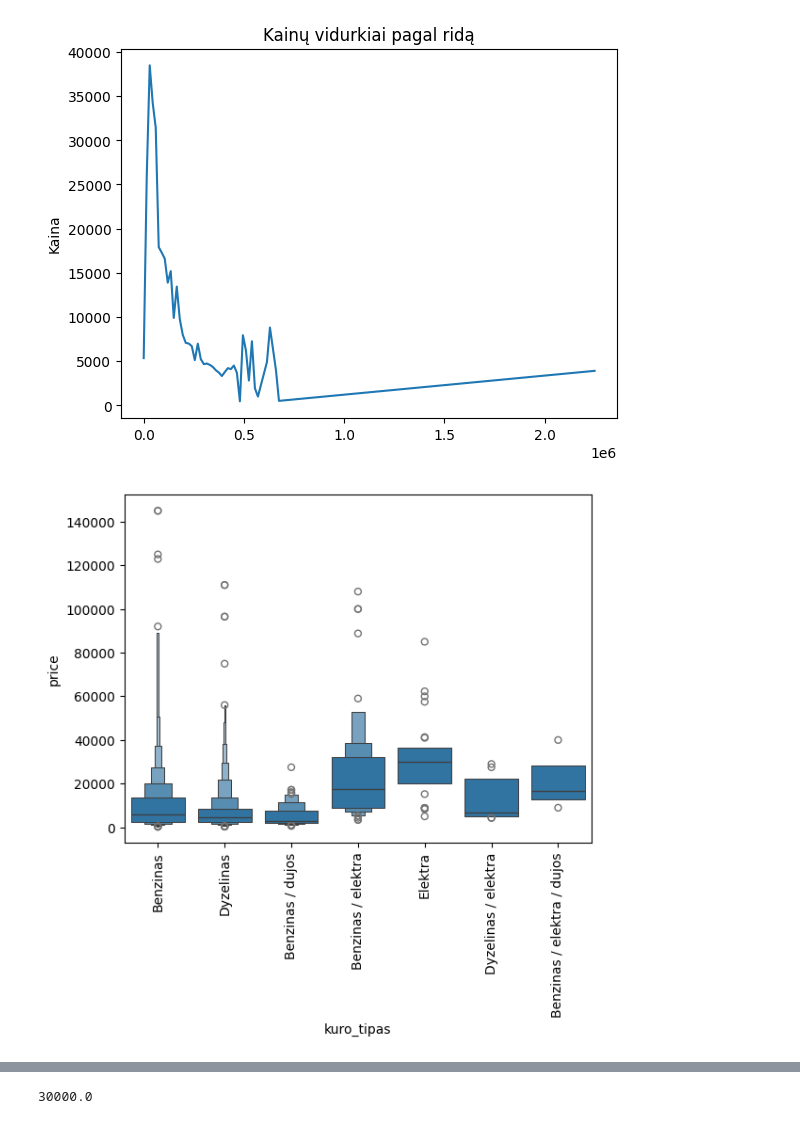
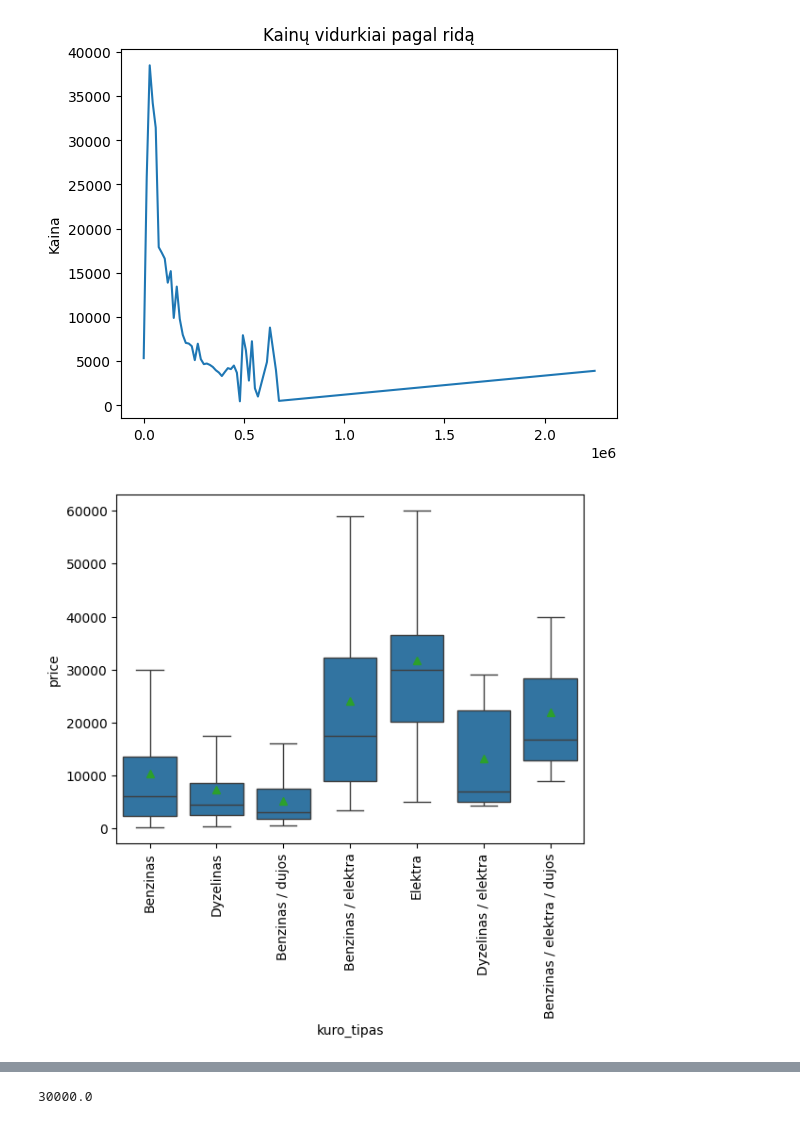
Before and after one commit to FallowMe/JupyterNoteboooks, a Jupyter notebook: 22_paskaita 2024_04_18.ipynb, the cells around one changed output, grey strips where cells are left out. Saved outputs shown, nothing was run; the diff lists cells and outputs as text; code cells hidden in the pictures.

```diff
--- a/22_paskaita 2024_04_18.ipynb
+++ b/22_paskaita 2024_04_18.ipynb
@@ -132,10 +132,10 @@ plt.show()
 [figure]
 # %%
 # atvaizduokite boxplotu kainų pasiskirstymą nuo kuro rūšies/tipo
-grafikas = sns.boxenplot(data = auto, x = 'kuro_tipas', y = 'price')
+grafikas = sns.boxplot(data = auto, x = 'kuro_tipas', y = 'price', showmeans=True, showfliers=False)
 grafikas.tick_params(axis = 'x', rotation=90)
 plt.show()
 # %% [output]
-[figure, old version]
+[figure, new version]
 # %%
 # atvaizduokite boxplotas kainos pasiskirstymą nuo ridos (15 000 km intervalais apvalintos)
```
Also changed, not shown: parts of 2 cells of this notebook, 10 other files.
